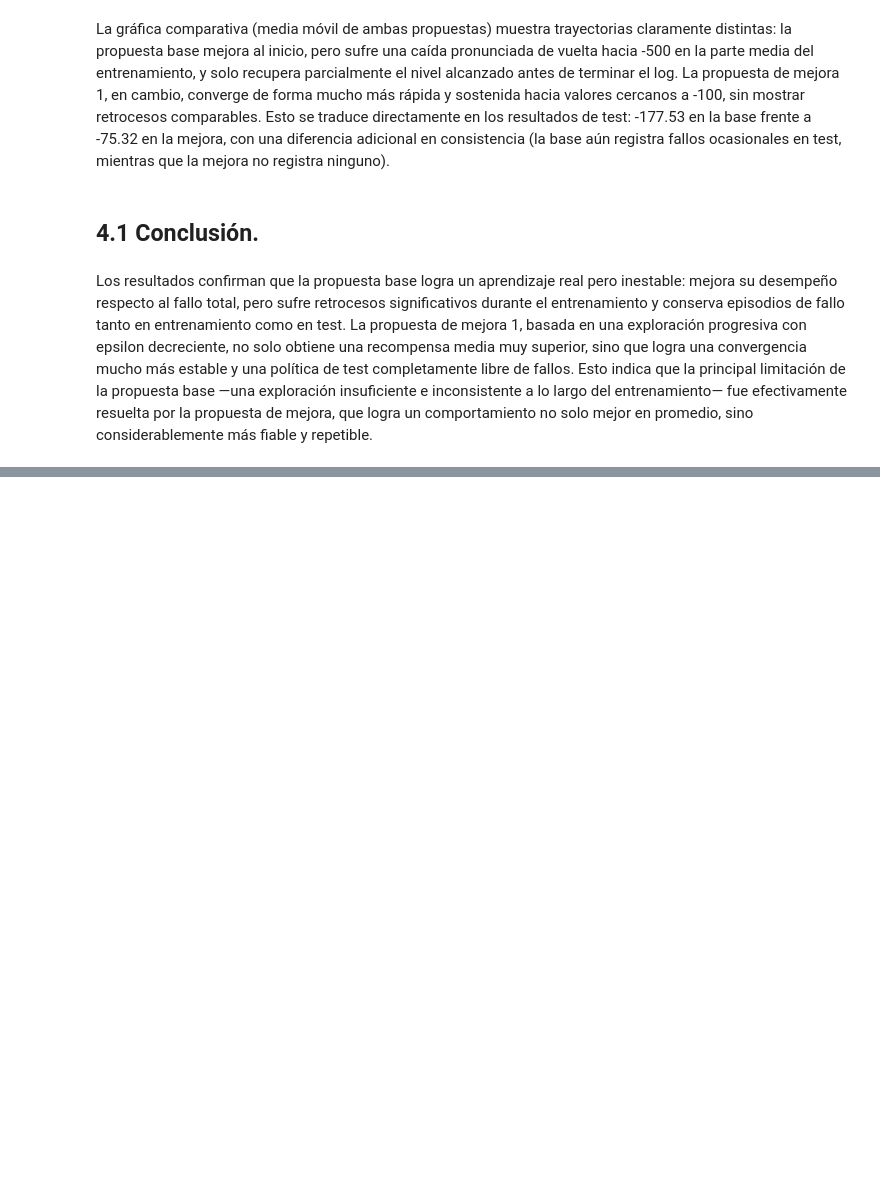
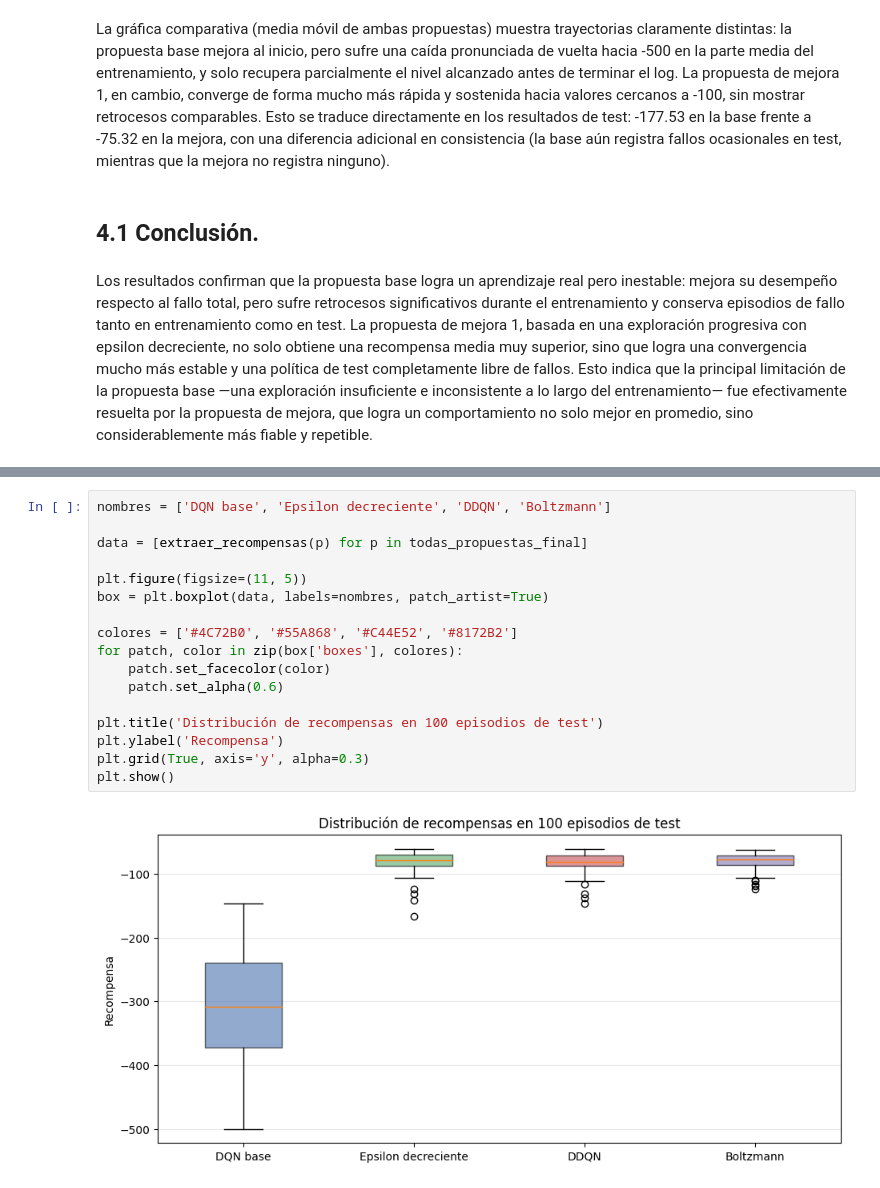
Before and after one commit to kevinsoto772/08MIAR-Proyecto-RL, a Jupyter notebook: Proyecto_práctico(2).ipynb, the cells around one changed output, grey strips where cells are left out. Saved outputs shown, nothing was run; the diff lists cells and outputs as text; blank space fills up the shorter version.

```diff
--- a/Proyecto_práctico(2).ipynb
+++ b/Proyecto_práctico(2).ipynb
@@ -996,0 +1408,19 @@ Los resultados confirman que la propuesta base logra un aprendizaje real pero in
+# %%
+nombres = ['DQN base', 'Epsilon decreciente', 'DDQN', 'Boltzmann']
+
+data = [extraer_recompensas(p) for p in todas_propuestas_final]
+
+plt.figure(figsize=(11, 5))
+box = plt.boxplot(data, labels=nombres, patch_artist=True)
+
+colores = ['#4C72B0', '#55A868', '#C44E52', '#8172B2']
+for patch, color in zip(box['boxes'], colores):
+    patch.set_facecolor(color)
+    patch.set_alpha(0.6)
+
+plt.title('Distribución de recompensas en 100 episodios de test')
+plt.ylabel('Recompensa')
+plt.grid(True, axis='y', alpha=0.3)
+plt.show()
+# %% [output]
+[figure, added]
```
Also changed, not shown: parts of 46 cells of this notebook, 26 other files.
